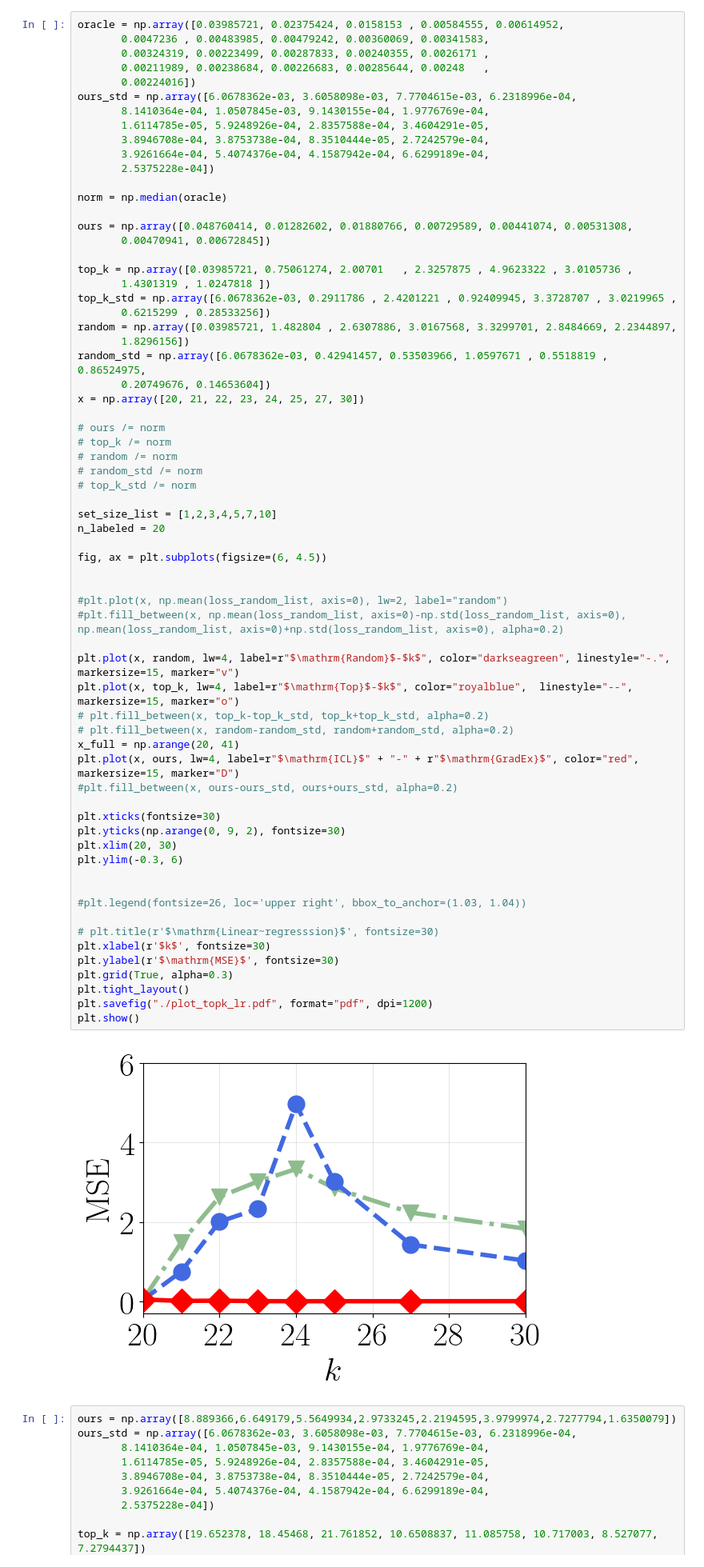
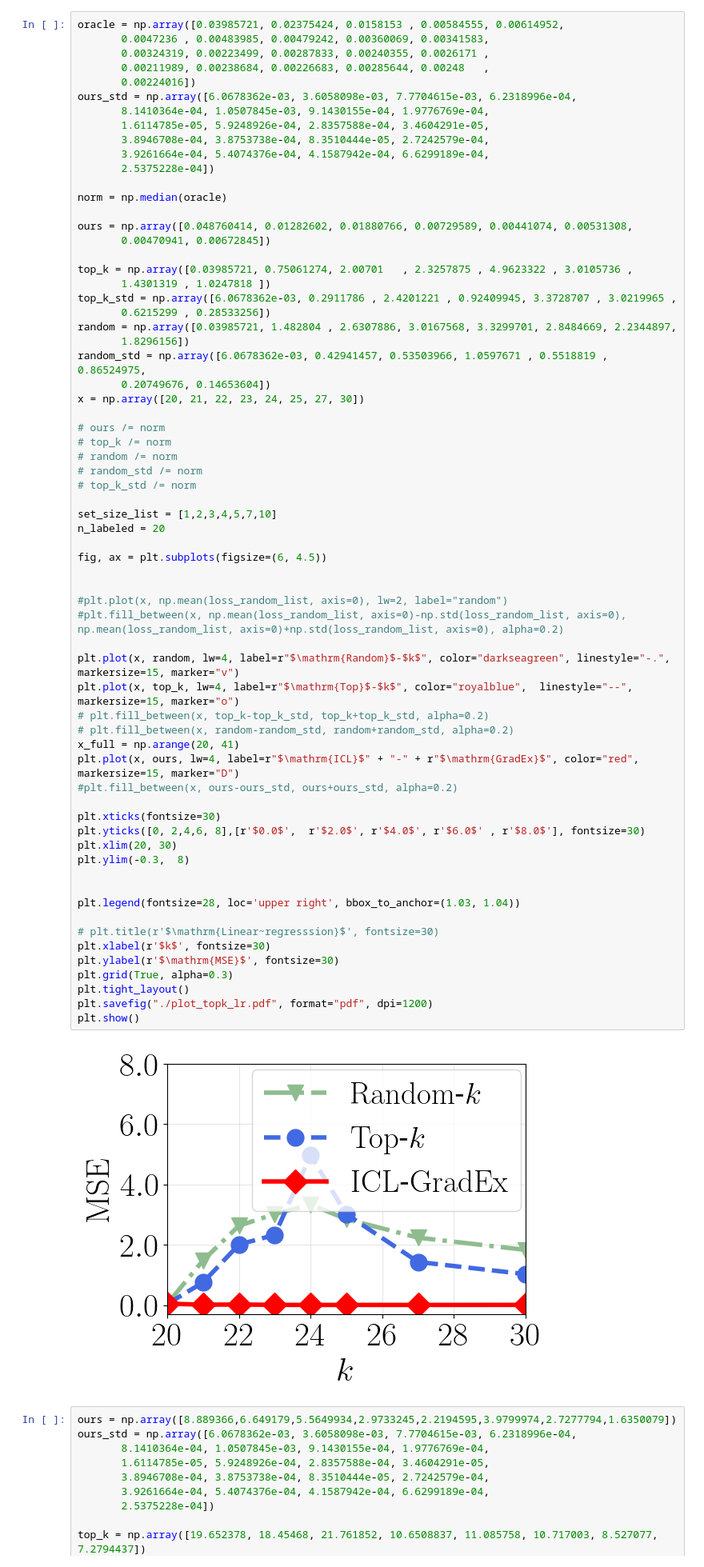
Before and after one commit to VirtuosoResearch/ICL-GradSel, a Jupyter notebook: in-context-learning/src/notebook/plot_lr_selection.ipynb, the cells around one changed output. Shown: that part at 80% size. Drawn from its saved outputs; the diff is of its cells as text.

```diff
--- a/in-context-learning/src/notebook/plot_lr_selection.ipynb
+++ b/in-context-learning/src/notebook/plot_lr_selection.ipynb
@@ -46,37 +46,37 @@ x = np.array([20, 21, 22, 23, 24, 25, 27, 30])
 set_size_list = [1,2,3,4,5,7,10]
 n_labeled = 20
 
 fig, ax = plt.subplots(figsize=(6, 4.5))
 
 
 #plt.plot(x, np.mean(loss_random_list, axis=0), lw=2, label="random")
 #plt.fill_between(x, np.mean(loss_random_list, axis=0)-np.std(loss_random_list, axis=0), np.mean(loss_random_list, axis=0)+np.std(loss_random_list, axis=0), alpha=0.2)
 
 plt.plot(x, random, lw=4, label=r"$\mathrm{Random}$-$k$", color="darkseagreen", linestyle="-.", markersize=15, marker="v")
 plt.plot(x, top_k, lw=4, label=r"$\mathrm{Top}$-$k$", color="royalblue",  linestyle="--", markersize=15, marker="o")
 # plt.fill_between(x, top_k-top_k_std, top_k+top_k_std, alpha=0.2)
 # plt.fill_between(x, random-random_std, random+random_std, alpha=0.2)
 x_full = np.arange(20, 41)
 plt.plot(x, ours, lw=4, label=r"$\mathrm{ICL}$" + "-" + r"$\mathrm{GradEx}$", color="red", markersize=15, marker="D")
 #plt.fill_between(x, ours-ours_std, ours+ours_std, alpha=0.2)
 
 plt.xticks(fontsize=30)
-plt.yticks(np.arange(0, 9, 2), fontsize=30)
+plt.yticks([0, 2,4,6, 8],[r'$0.0$',  r'$2.0$', r'$4.0$', r'$6.0$' , r'$8.0$'], fontsize=30)
 plt.xlim(20, 30)
-plt.ylim(-0.3, 6)
+plt.ylim(-0.3,  8)
 
 
-#plt.legend(fontsize=26, loc='upper right', bbox_to_anchor=(1.03, 1.04))
+plt.legend(fontsize=28, loc='upper right', bbox_to_anchor=(1.03, 1.04))
 
 # plt.title(r'$\mathrm{Linear~regresssion}$', fontsize=30)
 plt.xlabel(r'$k$', fontsize=30)
 plt.ylabel(r'$\mathrm{MSE}$', fontsize=30)
 plt.grid(True, alpha=0.3)
 plt.tight_layout()
 plt.savefig("./plot_topk_lr.pdf", format="pdf", dpi=1200)
 plt.show()
 # %% [output]
-[figure, old version]
+[figure, new version]
 # %%
 ours = np.array([8.889366,6.649179,5.5649934,2.9733245,2.2194595,3.9799974,2.7277794,1.6350079])
 ours_std = np.array([6.0678362e-03, 3.6058098e-03, 7.7704615e-03, 6.2318996e-04,
```
Also changed, not shown: 1 other file.
